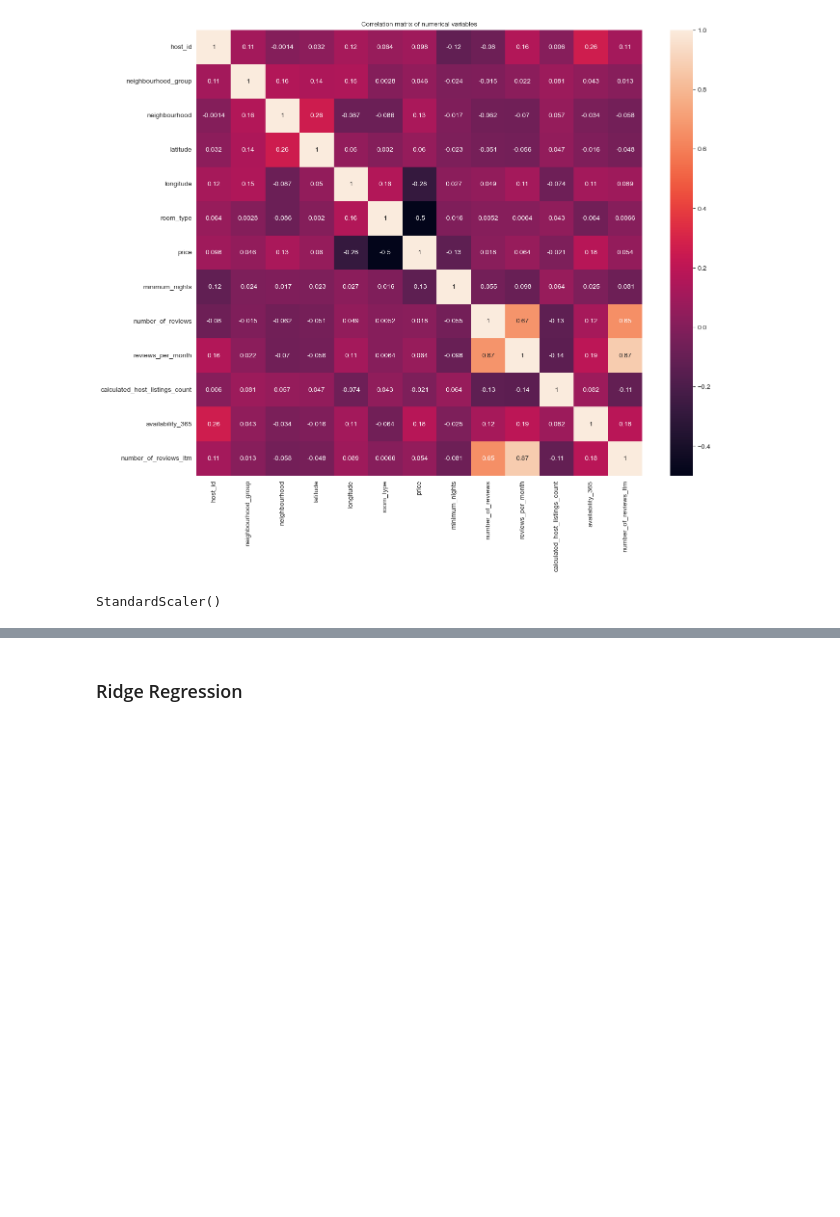
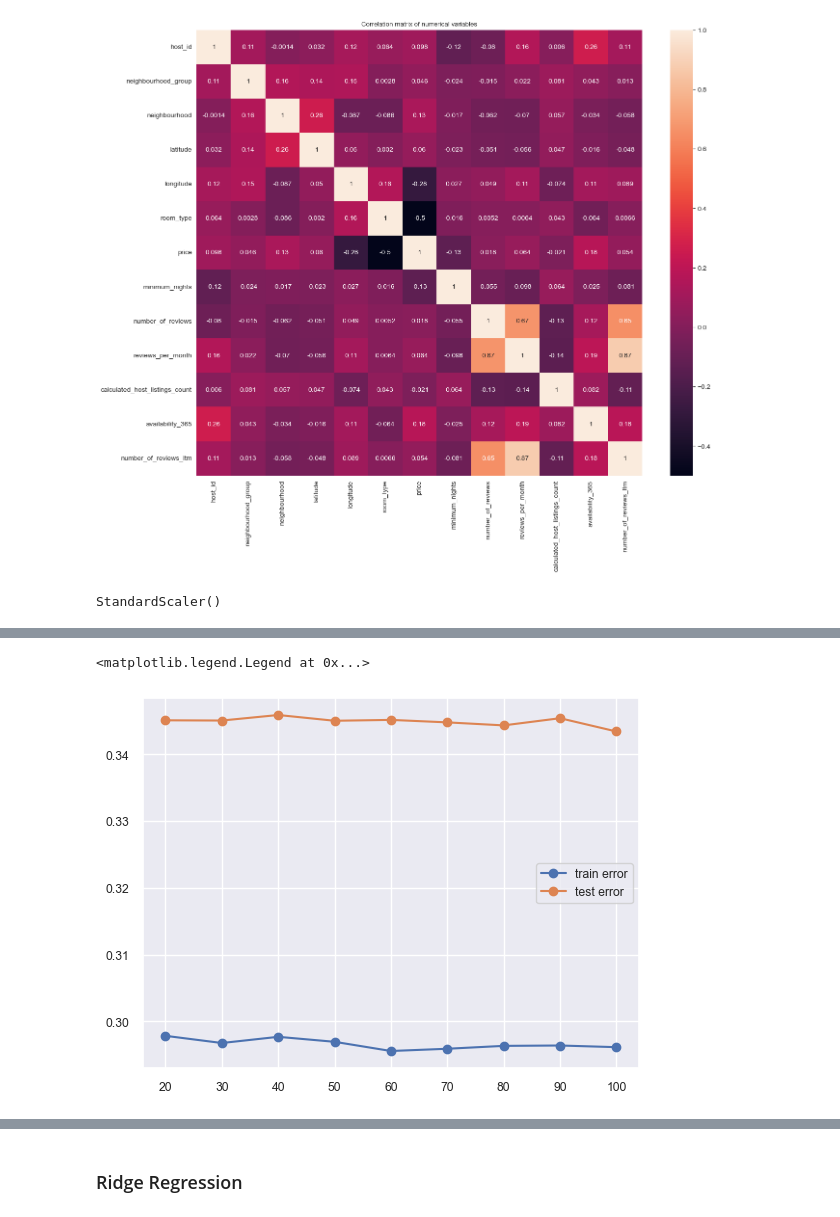
Before and after one commit to colorpool/FinalPro_NYCAirbnb, a Jupyter notebook: Airbnb_2023_11.ipynb, the cells around one changed output, grey strips where cells are left out. Cells and saved outputs as stored; diff of their text form; code cells hidden in the pictures; blank space fills up the shorter version.

```diff
--- a/Airbnb_2023_11.ipynb
+++ b/Airbnb_2023_11.ipynb
@@ -685,0 +734,17 @@ NameError: name 'DecisionTreeRegressor' is not defined
+# %%
+max_depth_list = [10, 11, 12, 13, 14, 15, 16, 17, 18, 19, 20]
+train_error = []
+test_error = []
+N_estimator = [20, 30, 40, 50, 60, 70, 80, 90, 100]
+for n in N_estimator:
+    decisiontree = RandomForestRegressor(n_estimators=n, max_depth=12, min_samples_split=2)
+    decisiontree.fit(X_train_scaled, y_train)
+    train_error.append(mean_absolute_error(y_train, decisiontree.predict(X_train_scaled)))
+    test_error.append(mean_absolute_error(y_test, decisiontree.predict(X_test_scaled)))
+
+plt.plot(N_estimator, train_error, marker='o', label='train error')
+plt.plot(N_estimator, test_error, marker='o', label='test error')
+plt.legend()
+# %% [output]
+<matplotlib.legend.Legend at 0x...>
+[figure, added]
```
Also changed, not shown: parts of 23 cells of this notebook, 1 other file.
